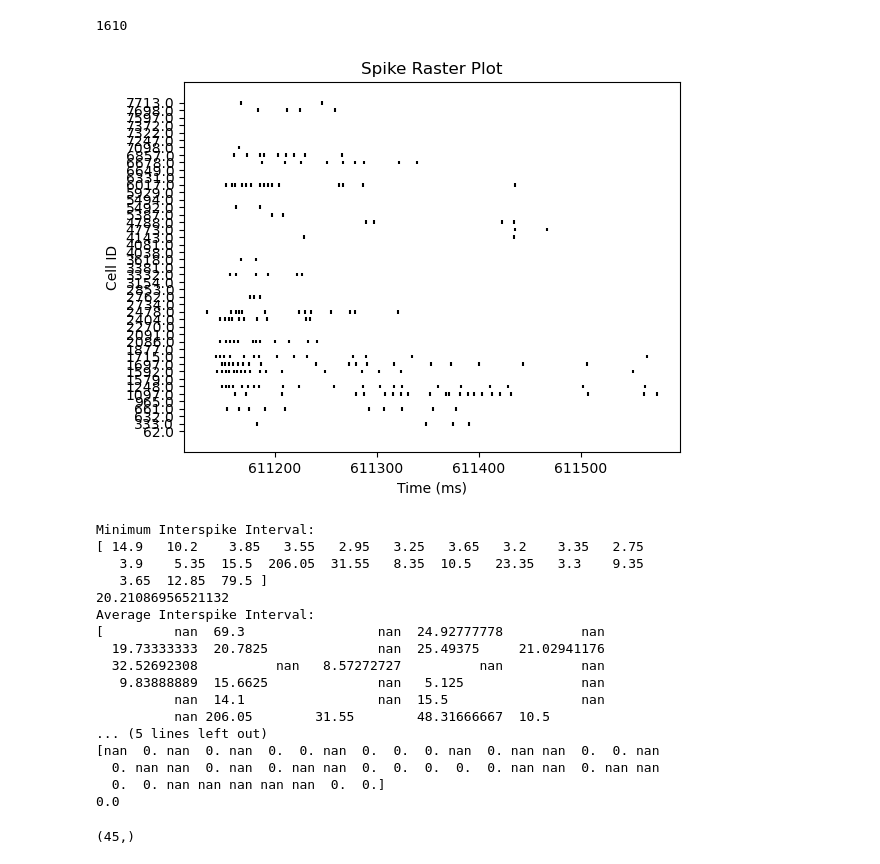
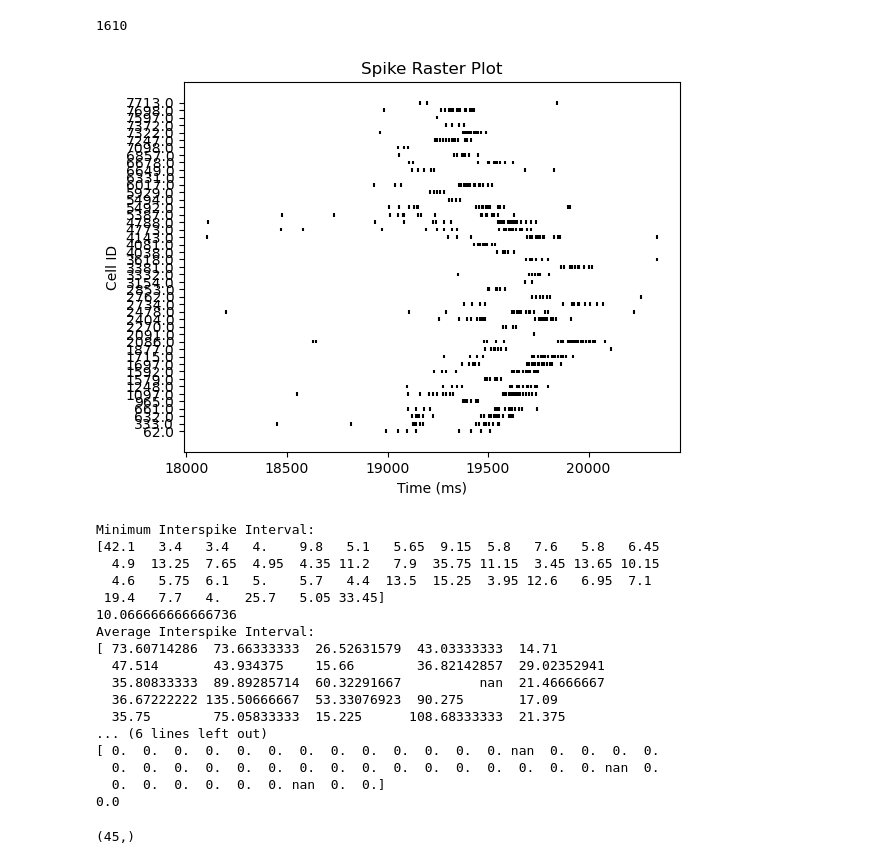
Before and after one commit to andrewjamesphillips/spike_train_reproduction, a Jupyter notebook: 30micron/stimulus_assigner.ipynb, the cells around one changed output. Saved outputs shown, nothing was run; the diff lists cells and outputs as text; code cells hidden in the pictures.

```diff
--- a/30micron/stimulus_assigner.ipynb
+++ b/30micron/stimulus_assigner.ipynb
@@ -107,25 +108,25 @@ print(len(responses))
 # %% [output]
 1610
 # %%
-response = responses[1164]
+response = responses[14]
 
 # Create a spike raster plot
 plt.eventplot(response, linelengths=0.5, colors='black')
 
 # Set the y-axis ticks and labels
 plt.yticks(range(len(cell_ids)), cell_ids)
 plt.ylabel('Cell ID')
 
 # Set the x-axis label
 plt.xlabel('Time (ms)')
 
 # Set the plot title
 plt.title('Spike Raster Plot')
 
 # Show the plot
 plt.show()
 # %% [output]
-[figure, old version]
+[figure, new version]
 # %%
 for i, response in enumerate(responses):
     if i > 10:
@@ -149,7 +150,7 @@ for i, response in enumerate(responses):
     # Show the plot
     plt.show()
 # %%
-response = responses[1164]
+response = responses[14]
 
 # min_interspike_interval = np.array([np.min(np.diff(cell_spike_times)) for cell_spike_times in response])
 min_interspike_interval = []
@@ -182,21 +183,21 @@ print(proportions*100)
 print(np.nanmean(proportions)*100)
 # %% [output]
 Minimum Interspike Interval:
-[ 14.9   10.2    3.85   3.55   2.95   3.25   3.65   3.2    3.35   2.75
-   3.9    5.35  15.5  206.05  31.55   8.35  10.5   23.35   3.3    9.35
-   3.65  12.85  79.5 ]
-20.21086956521132
+[42.1   3.4   3.4   4.    9.8   5.1   5.65  9.15  5.8   7.6   5.8   6.45
+  4.9  13.25  7.65  4.95  4.35 11.2   7.9  35.75 11.15  3.45 13.65 10.15
+  4.6   5.75  6.1   5.    5.7   4.4  13.5  15.25  3.95 12.6   6.95  7.1
+ 19.4   7.7   4.   25.7   5.05 33.45]
+10.066666666666736
 Average Interspike Interval:
-[         nan  69.3                 nan  24.92777778          nan
-  19.73333333  20.7825              nan  25.49375     21.02941176
-  32.52692308          nan   8.57272727          nan          nan
-   9.83888889  15.6625              nan   5.125               nan
-          nan  14.1                 nan  15.5                 nan
-          nan 206.05        31.55        48.31666667  10.5
-... (5 lines left out)
-[nan  0. nan  0. nan  0.  0. nan  0.  0.  0. nan  0. nan nan  0.  0. nan
-  0. nan nan  0. nan  0. nan nan  0.  0.  0.  0.  0. nan nan  0. nan nan
-  0.  0. nan nan nan nan nan  0.  0.]
+[ 73.60714286  73.66333333  26.52631579  43.03333333  14.71
+  47.514       43.934375    15.66        36.82142857  29.02352941
+  35.80833333  89.89285714  60.32291667          nan  21.46666667
+  36.67222222 135.50666667  53.33076923  90.275       17.09
+  35.75        75.05833333  15.225      108.68333333  21.375
+... (6 lines left out)
+[ 0.  0.  0.  0.  0.  0.  0.  0.  0.  0.  0.  0.  0. nan  0.  0.  0.  0.
+  0.  0.  0.  0.  0.  0.  0.  0.  0.  0.  0.  0.  0.  0.  0.  0. nan  0.
+  0.  0.  0.  0.  0.  0. nan  0.  0.]
 0.0
 # %%
 bin_size_ms = 2.5
```
Also changed, not shown: parts of 6 cells of this notebook.
